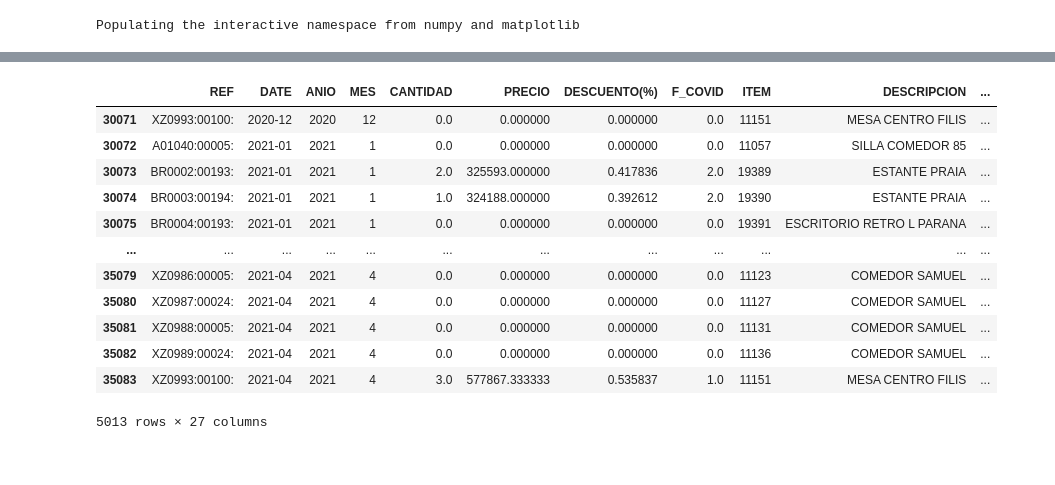
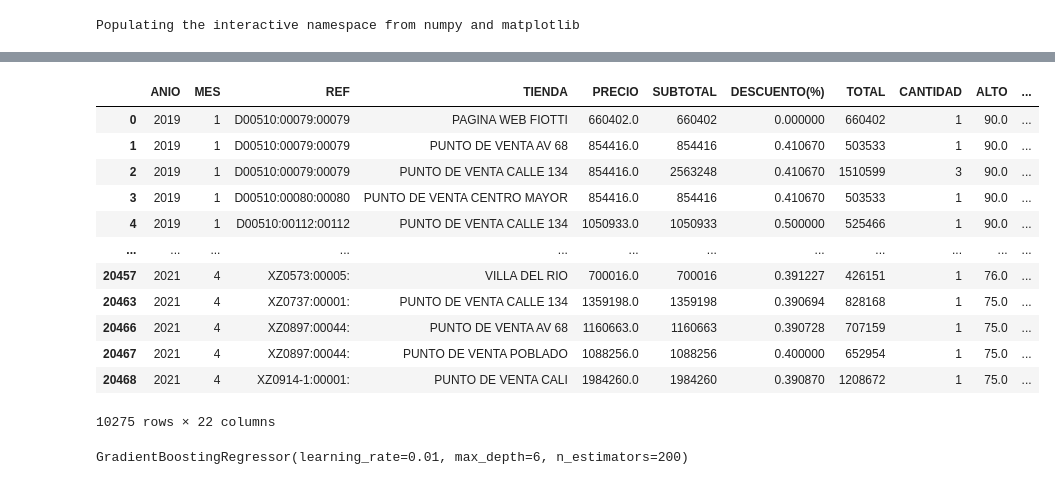
Before and after one commit to JuanMaVelezPa/DS4A_Project, a Jupyter notebook: ModelTest.ipynb, the cells around one changed output, grey strips where cells are left out. Cells and saved outputs as stored; diff of their text form; code cells hidden in the pictures.

Commit message:
Modelo ajustado 3.0

```diff
--- a/ModelTest.ipynb
+++ b/ModelTest.ipynb
@@ -35,40 +55,39 @@ df = df.sort_values(['ANIO','MES']).reset_index(drop=True)
+# %%
+pasado = DataManager().sales_ref_month_sin_ventas_mayores().copy().query('VIGENCIA != "DESCONTINUADO"')
+pasado
+# %% [output]
+|  | ANIO | MES | REF | TIENDA | PRECIO | SUBTOTAL | DESCUENTO(%) | TOTAL | CANTIDAD | ALTO | ... |
+| 0 | 2019 | 1 | D00510:00079:00079 | PAGINA WEB FIOTTI | 660402.0 | 660402 | 0.000000 | 660402 | 1 | 90.0 | ... |
+| 1 | 2019 | 1 | D00510:00079:00079 | PUNTO DE VENTA AV 68 | 854416.0 | 854416 | 0.410670 | 503533 | 1 | 90.0 | ... |
+| 2 | 2019 | 1 | D00510:00079:00079 | PUNTO DE VENTA CALLE 134 | 854416.0 | 2563248 | 0.410670 | 1510599 | 3 | 90.0 | ... |
+| 3 | 2019 | 1 | D00510:00080:00080 | PUNTO DE VENTA CENTRO MAYOR | 854416.0 | 854416 | 0.410670 | 503533 | 1 | 90.0 | ... |
+| 4 | 2019 | 1 | D00510:00112:00112 | PUNTO DE VENTA CALLE 134 | 1050933.0 | 1050933 | 0.500000 | 525466 | 1 | 90.0 | ... |
+| ... | ... | ... | ... | ... | ... | ... | ... | ... | ... | ... | ... |
+| 20457 | 2021 | 4 | XZ0573:00005: | VILLA DEL RIO | 700016.0 | 700016 | 0.391227 | 426151 | 1 | 76.0 | ... |
+| 20463 | 2021 | 4 | XZ0737:00001: | PUNTO DE VENTA CALLE 134 | 1359198.0 | 1359198 | 0.390694 | 828168 | 1 | 75.0 | ... |
+| 20466 | 2021 | 4 | XZ0897:00044: | PUNTO DE VENTA AV 68 | 1160663.0 | 1160663 | 0.390728 | 707159 | 1 | 75.0 | ... |
+| 20467 | 2021 | 4 | XZ0897:00044: | PUNTO DE VENTA POBLADO | 1088256.0 | 1088256 | 0.400000 | 652954 | 1 | 75.0 | ... |
+| 20468 | 2021 | 4 | XZ0914-1:00001: | PUNTO DE VENTA CALI | 1984260.0 | 1984260 | 0.390870 | 1208672 | 1 | 75.0 | ... |
+10275 rows × 22 columns
 # %%
+scaler = MinMaxScaler()
+
 num_var=['AREA','ALTO','DESCUENTO(%)','PRECIO','CANTIDAD']
-x_num=df[num_var[:-1]].astype('float')
+x_num=pasado[num_var[:-1]].astype('float')
+x_num_norm = scaler.fit_transform(x_num)
 
 cat_var=[
-    'ANIO', 'MES', 'PUESTOS', 'COLOR_POS', 'SUBCATEGORIA_POS', 'ESTILO', 'F_COVID'
+    'TIENDA','MES',
+    'F_COVID','PUESTOS','COLOR_POS','SUBCATEGORIA_POS',
+    'MATERIAL_POS','ACABADO','ORIGEN'
 ]
-x_cat=df[cat_var].astype('category')
+x_cat=pasado[cat_var].astype('category')
 x_cat_dummies=pd.get_dummies(x_cat)
 
-y = df['CANTIDAD']
+x = np.append(x_num_norm,x_cat_dummies,axis=1)
+y = pasado['CANTIDAD']
 
-scaler = MinMaxScaler()
-x_num_norm = scaler.fit_transform(x_num)
-x = np.append(x_num_norm,x_cat_dummies,axis=1)
-
-#split data till januar 2021
-
-index = df[(df.ANIO==2021)].index[0]
-
-x_train = x[:index]
-y_train = y[:index]
-x_test = x[index:]
-y_test = y[index:]
+model = GradientBoostingRegressor(**{'learning_rate': 0.01, 'max_depth': 6, 'n_estimators': 200})
+model.fit(x,y)
+# %% [output]
+GradientBoostingRegressor(learning_rate=0.01, max_depth=6, n_estimators=200)
-# %%
-df[index-1:]
-# %% [output]
-|  | REF | DATE | ANIO | MES | CANTIDAD | PRECIO | DESCUENTO(%) | F_COVID | ITEM | DESCRIPCION | ... |
-| 30071 | XZ0993:00100: | 2020-12 | 2020 | 12 | 0.0 | 0.000000 | 0.000000 | 0.0 | 11151 | MESA CENTRO FILIS | ... |
-| 30072 | A01040:00005: | 2021-01 | 2021 | 1 | 0.0 | 0.000000 | 0.000000 | 0.0 | 11057 | SILLA COMEDOR 85 | ... |
-| 30073 | BR0002:00193: | 2021-01 | 2021 | 1 | 2.0 | 325593.000000 | 0.417836 | 2.0 | 19389 | ESTANTE PRAIA | ... |
-| 30074 | BR0003:00194: | 2021-01 | 2021 | 1 | 1.0 | 324188.000000 | 0.392612 | 2.0 | 19390 | ESTANTE PRAIA | ... |
-| 30075 | BR0004:00193: | 2021-01 | 2021 | 1 | 0.0 | 0.000000 | 0.000000 | 0.0 | 19391 | ESCRITORIO RETRO L PARANA | ... |
-| ... | ... | ... | ... | ... | ... | ... | ... | ... | ... | ... | ... |
-| 35079 | XZ0986:00005: | 2021-04 | 2021 | 4 | 0.0 | 0.000000 | 0.000000 | 0.0 | 11123 | COMEDOR SAMUEL | ... |
-| 35080 | XZ0987:00024: | 2021-04 | 2021 | 4 | 0.0 | 0.000000 | 0.000000 | 0.0 | 11127 | COMEDOR SAMUEL | ... |
-| 35081 | XZ0988:00005: | 2021-04 | 2021 | 4 | 0.0 | 0.000000 | 0.000000 | 0.0 | 11131 | COMEDOR SAMUEL | ... |
-| 35082 | XZ0989:00024: | 2021-04 | 2021 | 4 | 0.0 | 0.000000 | 0.000000 | 0.0 | 11136 | COMEDOR SAMUEL | ... |
-| 35083 | XZ0993:00100: | 2021-04 | 2021 | 4 | 3.0 | 577867.333333 | 0.535837 | 1.0 | 11151 | MESA CENTRO FILIS | ... |
-5013 rows × 27 columns
```
Also changed, not shown: parts of 16 cells of this notebook, 7 other files.
